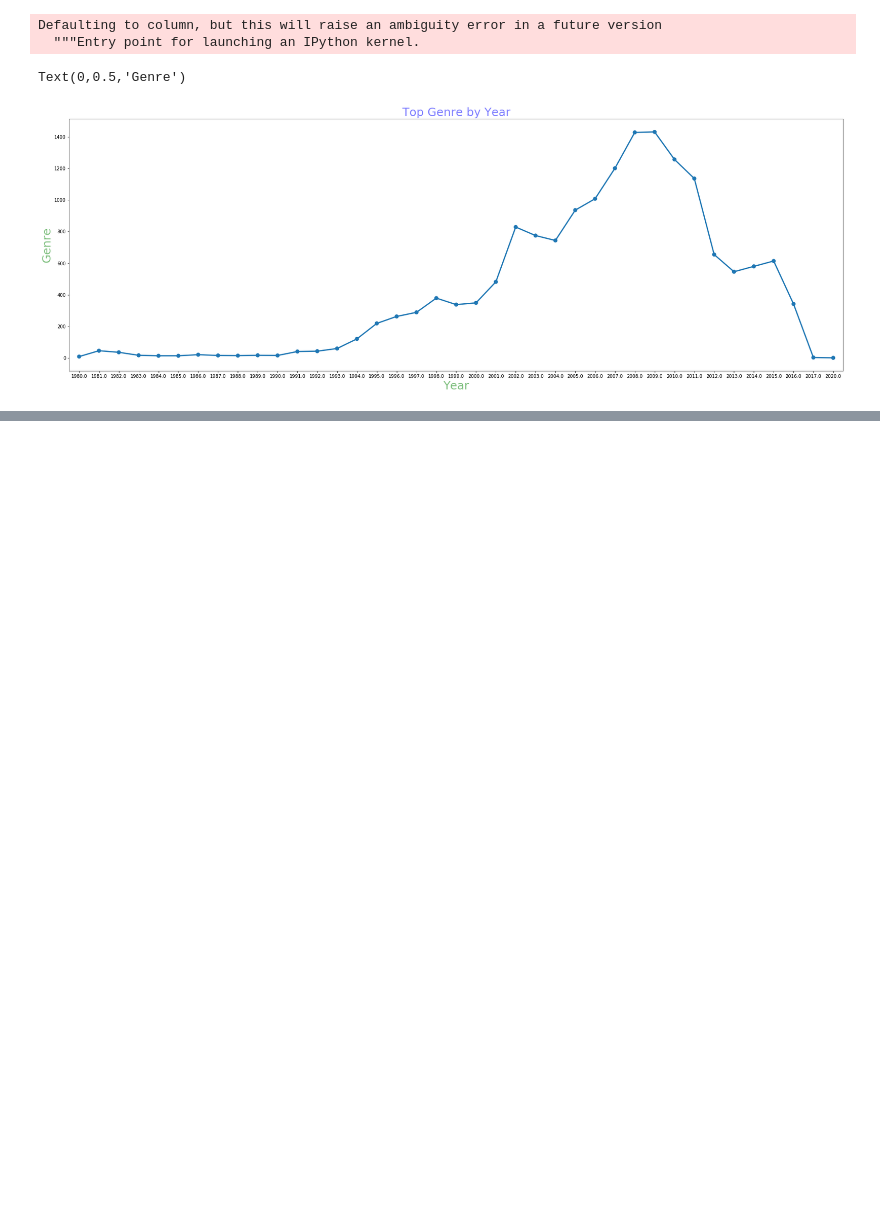
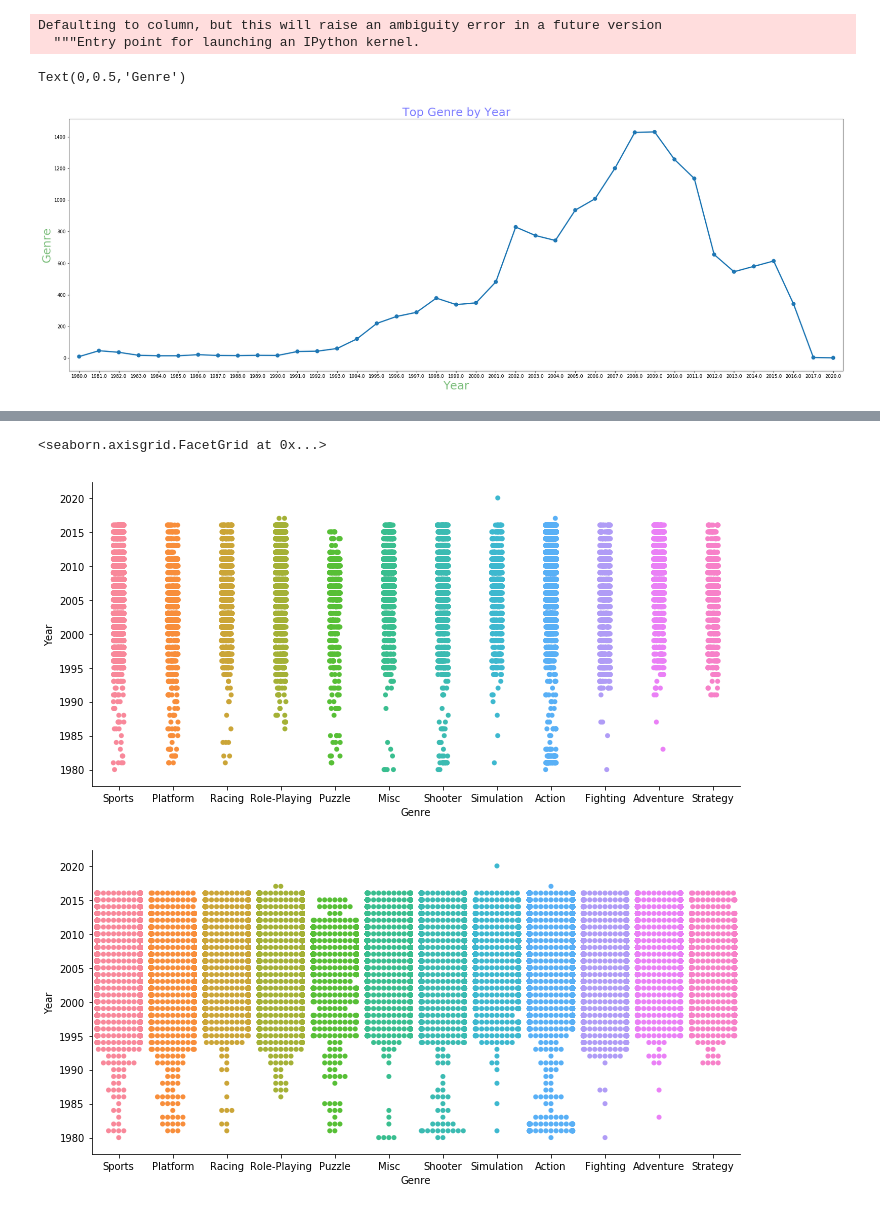
Before and after one commit to cmagapu/Exploratory-Data-Analysis, a Jupyter notebook: Avi's Version.ipynb, the cells around one changed output, grey strips where cells are left out. Drawn from its saved outputs; the diff is of its cells as text; code cells hidden in the pictures; blank space fills up the shorter version.

```diff
--- a/Avi's Version.ipynb
+++ b/Avi's Version.ipynb
@@ -193,0 +220,7 @@ Text(0,0.5,'Genre')
+# %%
+sb.catplot(x="Genre", y="Year", data=df, height=5, aspect=2)
+sb.catplot(x="Genre", y="Year", kind="swarm", data=df, height=5, aspect=2)
+# %% [output]
+<seaborn.axisgrid.FacetGrid at 0x...>
+[figure, added]
+[figure, added]
```
Also changed, not shown: parts of 8 cells of this notebook.
